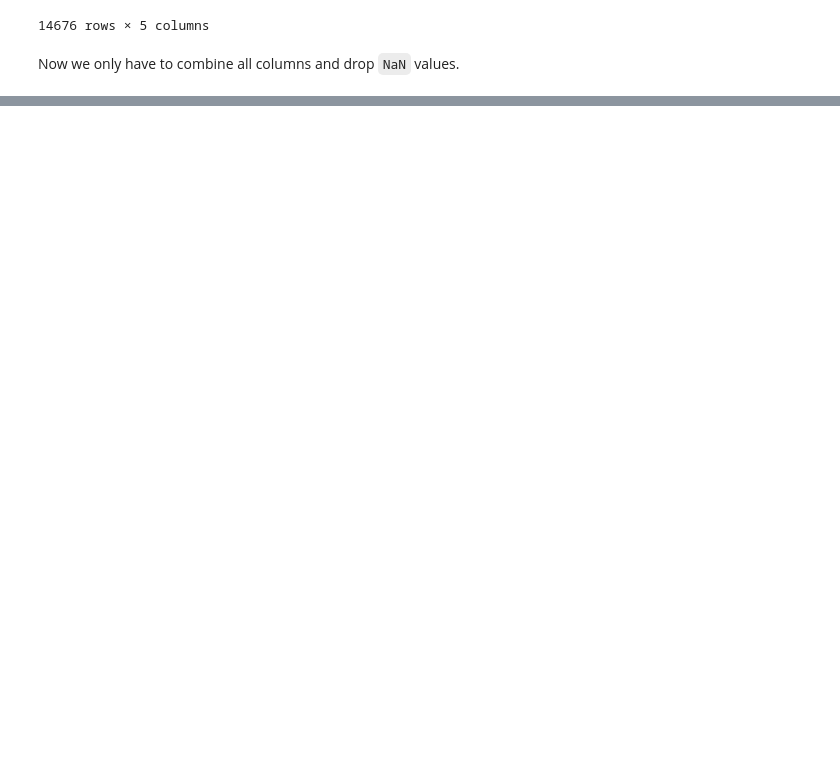
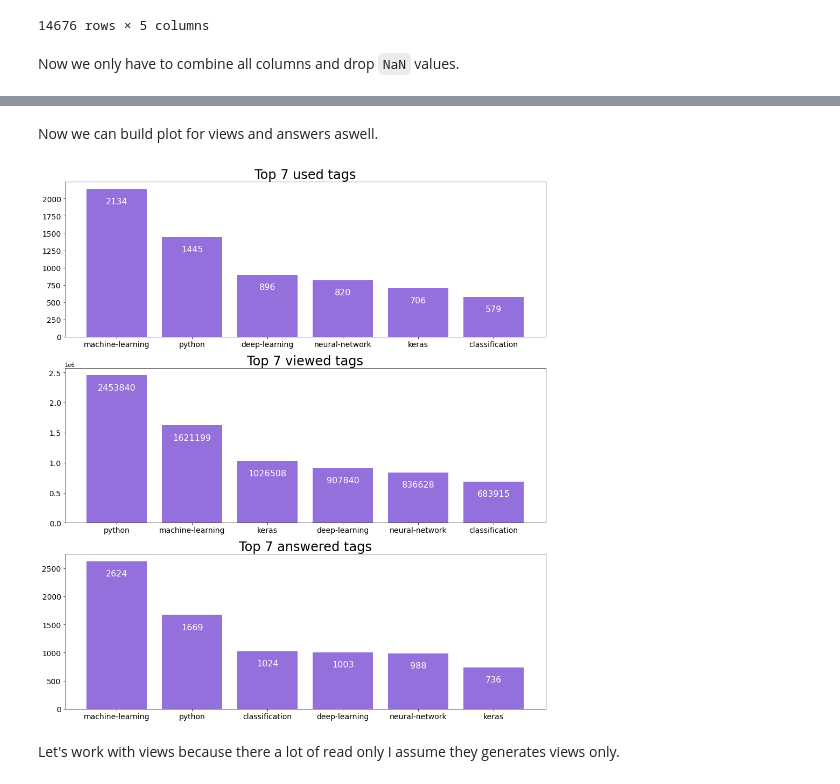
Before and after one commit to 0ld-dancer/dq_projects, a Jupyter notebook: 9. Popular Data Science Questions/Popular Data Science Questions.ipynb, the cells around one changed output, grey strips where cells are left out. Drawn from its saved outputs; the diff is of its cells as text; code cells hidden in the pictures; blank space fills up the shorter version.

```diff
--- a/9. Popular Data Science Questions/Popular Data Science Questions.ipynb
+++ b/9. Popular Data Science Questions/Popular Data Science Questions.ipynb
@@ -294,0 +338,16 @@ Length: 20533, dtype: object
+# %%
+# Iterate for each tag from top 7
+for tag in top_7_tags.index:
+
+    mask = stack_2019_df['Tags'].str.contains(tag, regex=False)
+
+    tag_views = stack_2019_df.loc[mask, 'ViewCount'].sum()#Views for current tag
+    tag_answers = stack_2019_df.loc[mask, 'AnswerCount'].sum()#Answers for current tag
+
+    top_7_tags.loc[tag, 'Views'] = tag_views
+    top_7_tags.loc[tag, 'Answers'] = tag_answers
+
+top_7_tags[['Views', 'Answers']] = top_7_tags[
+                                 ['Views','Answers']].astype('int64')
+
+top_7_tags
@@ -294,0 +362,36 @@ Length: 20533, dtype: object
+# %% [markdown]
+Now we can build plot for views and answers aswell.
+# %%
+fig, axs = plt.subplots(3, figsize=(16,18))
+
+#Plot for uses
+axs[0].bar(top_7_tags.index, top_7_tags['Uses'],
+           color="mediumpurple")
+
+axs[0].set_title("Top 7 used tags", fontsize=24)
+set_annotations(axs[0], top_7_tags.Uses)
+
+#Plot for views
+top_7_tags.sort_values(by='Views', ascending=False, inplace=True)
+
+axs[1].bar(top_7_tags.index, top_7_tags['Views'],
+           color="mediumpurple")
+
+axs[1].set_title("Top 7 viewed tags", fontsize=24)
+set_annotations(axs[1], top_7_tags.Views)
+
+#Plot for answers
+top_7_tags.sort_values(by='Answers', ascending=False, inplace=True)
+
+axs[2].bar(top_7_tags.index, top_7_tags['Answers'].sort_values(ascending=False),
+           color="mediumpurple")
+
+axs[2].set_title("Top 7 answered tags", fontsize=24)
+set_annotations(axs[2], top_7_tags.Answers)
+
+for i in range(0,3):
+    axs[i].tick_params(labelsize=14)
+# %% [output]
+[figure, added]
+# %% [markdown]
+Let's work with views because there a lot of read only I assume they generates views only.
```
Also changed, not shown: parts of 9 cells of this notebook.
